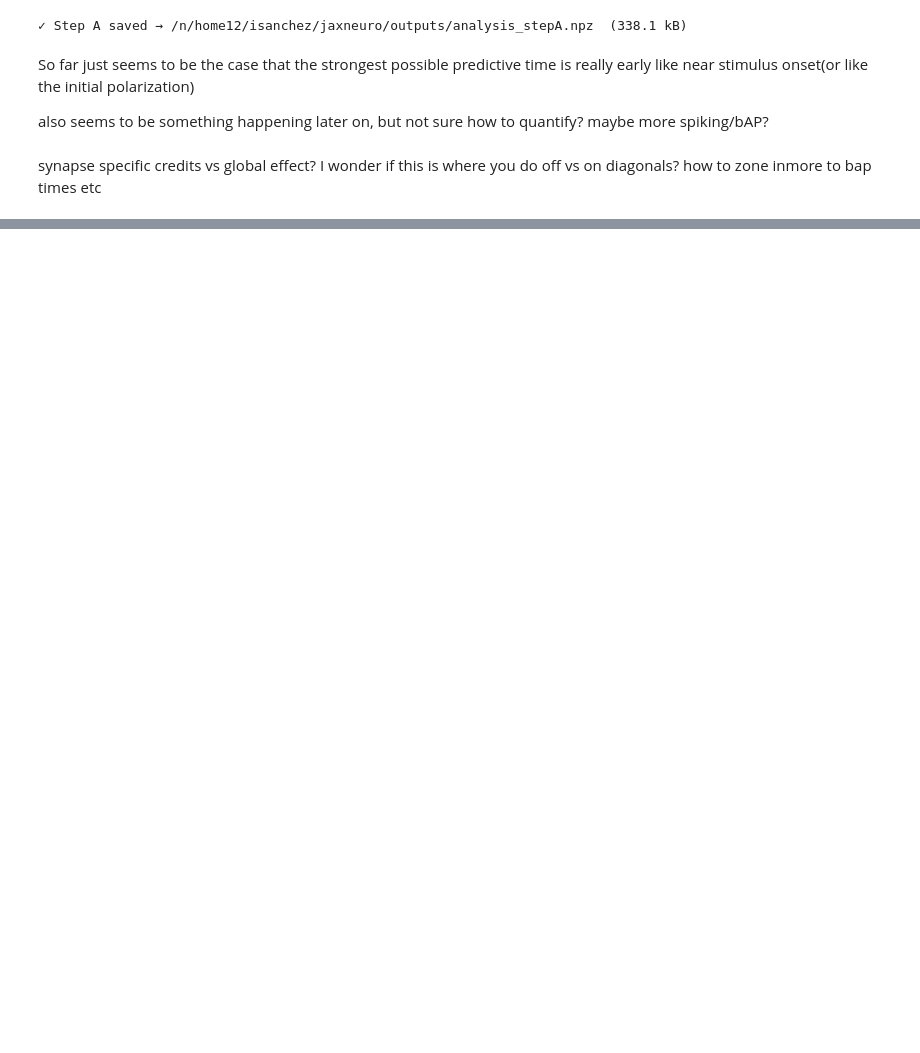
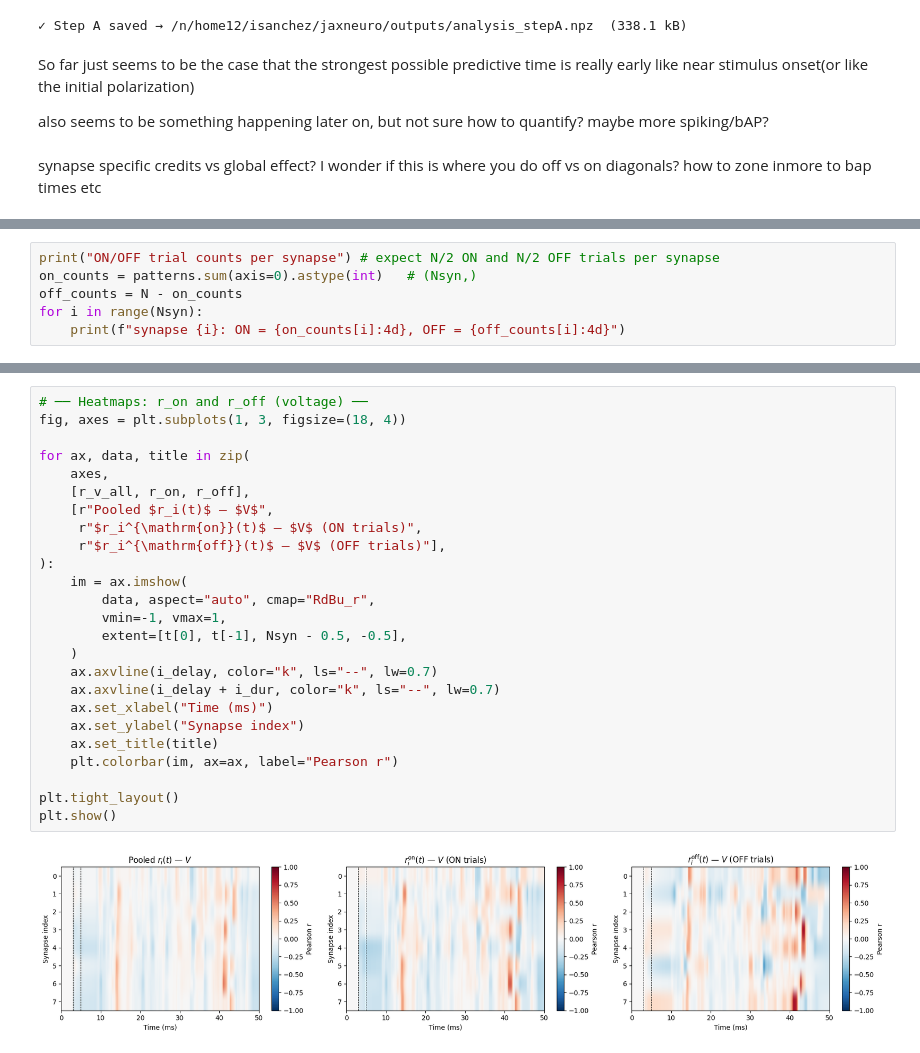
Before and after one commit to itzelts/jaxneuro, a Jupyter notebook: notebooks/analysis.ipynb, the cells around one changed output, grey strips where cells are left out. Cells and saved outputs as stored; diff of their text form; blank space fills up the shorter version.

```diff
--- a/notebooks/analysis.ipynb
+++ b/notebooks/analysis.ipynb
@@ -219,0 +228,6 @@ synapse specific credits vs global effect? I wonder if this is where you do off
+# %%
+print("ON/OFF trial counts per synapse") # expect N/2 ON and N/2 OFF trials per synapse
+on_counts = patterns.sum(axis=0).astype(int)   # (Nsyn,)
+off_counts = N - on_counts
+for i in range(Nsyn):
+    print(f"synapse {i}: ON = {on_counts[i]:4d}, OFF = {off_counts[i]:4d}")
@@ -219,0 +299,27 @@ synapse specific credits vs global effect? I wonder if this is where you do off
+# %%
+# ── Heatmaps: r_on and r_off (voltage) ──
+fig, axes = plt.subplots(1, 3, figsize=(18, 4))
+
+for ax, data, title in zip(
+    axes,
+    [r_v_all, r_on, r_off],
+    [r"Pooled $r_i(t)$ — $V$",
+     r"$r_i^{\mathrm{on}}(t)$ — $V$ (ON trials)",
+     r"$r_i^{\mathrm{off}}(t)$ — $V$ (OFF trials)"],
+):
+    im = ax.imshow(
+        data, aspect="auto", cmap="RdBu_r",
+        vmin=-1, vmax=1,
+        extent=[t[0], t[-1], Nsyn - 0.5, -0.5],
+    )
+    ax.axvline(i_delay, color="k", ls="--", lw=0.7)
+    ax.axvline(i_delay + i_dur, color="k", ls="--", lw=0.7)
+    ax.set_xlabel("Time (ms)")
+    ax.set_ylabel("Synapse index")
+    ax.set_title(title)
+    plt.colorbar(im, ax=ax, label="Pearson r")
+
+plt.tight_layout()
+plt.show()
+# %% [output]
+[figure, added]
```
Also changed, not shown: parts of 31 cells of this notebook, 2 other files.
